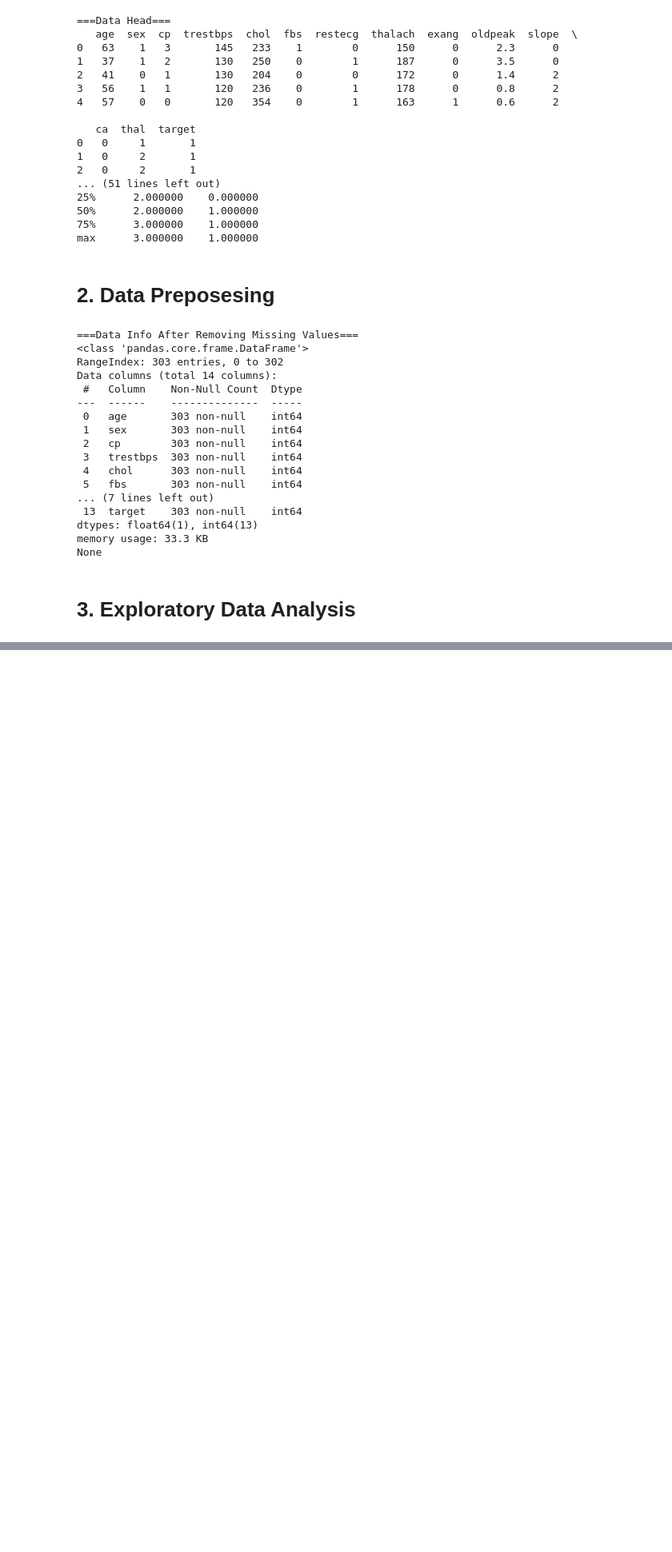
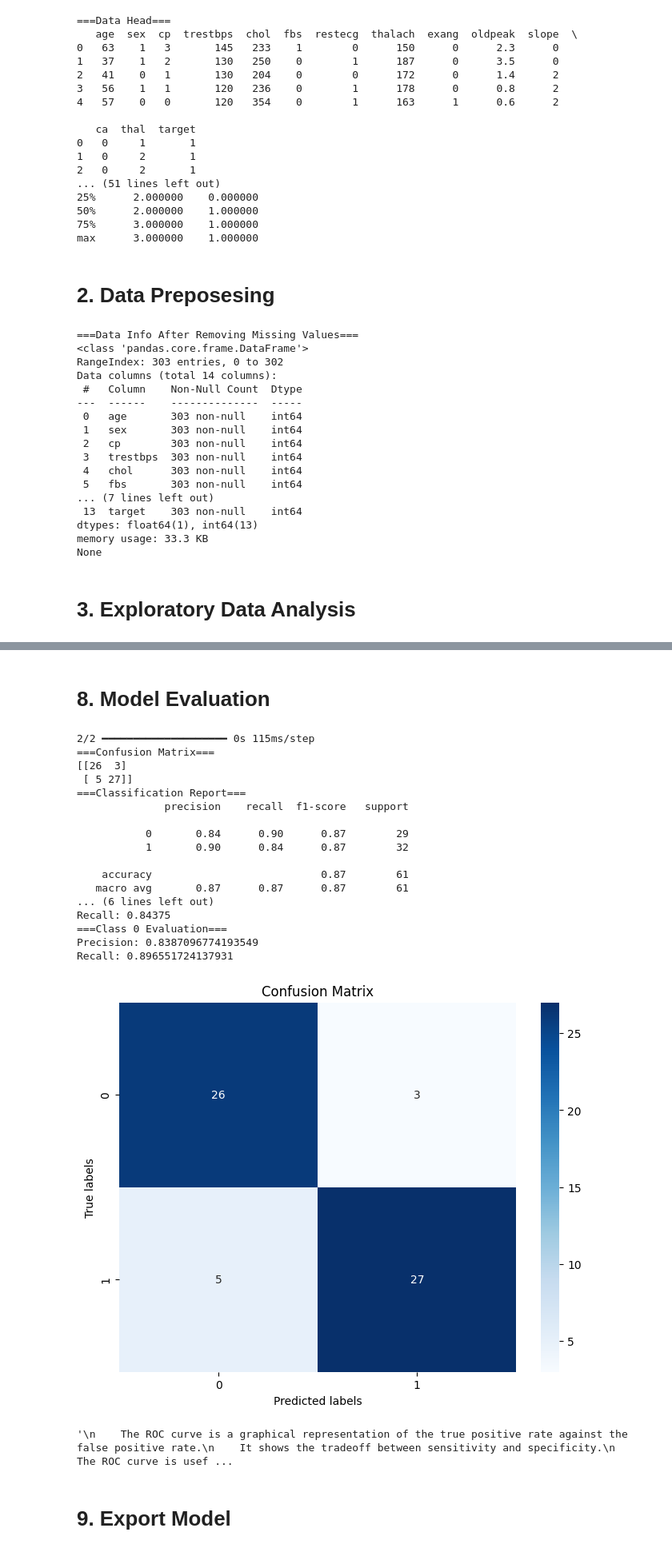
Before and after one commit to Alvi399/Heart-Disease-Classification, a Jupyter notebook: workspace.ipynb, the cells around one changed output, grey strips where cells are left out. Shown: that part at 80% size. Drawn from its saved outputs; the diff is of its cells as text; code cells hidden in the pictures; blank space fills up the shorter version.

```diff
--- a/workspace.ipynb
+++ b/workspace.ipynb
@@ -82,0 +361,80 @@ plt.show()
+# %% [markdown]
+# 8. Model Evaluation
+# %%
+'''
+    Model evaluation is the process of measuring the performance of a pre-trained model. This is
+    important  to  understand  the  extent  to  which  the  model  can  perform  classification  accurately.
+    Meanwhile, the confusion matrix is a table commonly used to describe model performance by
+    comparing  model  predictions  with  the  actual  labels  on  the  test  dataset.
+'''
+from sklearn.metrics import confusion_matrix, classification_report, accuracy_score
+
+# Predict the test set results
+y_pred = model.predict(X_test)
+y_pred = (y_pred > 0.5)
+
+# Confusion Matrix
+cm = confusion_matrix(y_test, y_pred)
+print("===Confusion Matrix===")
+print(cm)
+
+# Classification Report
+print("===Classification Report===")
+print(classification_report(y_test, y_pred))
+
+# Overall model evaluation
+accuracy = accuracy_score(y_test, y_pred)
+print("===Overall Model Accuracy===")
+print(accuracy)
+
+# Evaluation for class 1
+class_1_precision = cm[1, 1] / (cm[0, 1] + cm[1, 1])
+class_1_recall = cm[1, 1] / (cm[1, 0] + cm[1, 1])
+print("===Class 1 Evaluation===")
+print(f"Precision: {class_1_precision}")
+print(f"Recall: {class_1_recall}")
+
+# Evaluation for class 0
+class_0_precision = cm[0, 0] / (cm[0, 0] + cm[1, 0])
+class_0_recall = cm[0, 0] / (cm[0, 0] + cm[0, 1])
+print("===Class 0 Evaluation===")
+print(f"Precision: {class_0_precision}")
+print(f"Recall: {class_0_recall}")
+
+#using matplotlib to visualize the confusion matrix
+plt.figure(figsize=(8, 6))
+sns.heatmap(cm, annot=True, fmt='d', cmap='Blues')
+plt.xlabel('Predicted labels')
+plt.ylabel('True labels')
+plt.title('Confusion Matrix')
+plt.show()
+
+
+
+'''
+    The ROC curve is a graphical representation of the true positive rate against the false positive rate.
+    It shows the tradeoff between sensitivity and specificity.
+    The ROC curve is useful because it shows, at a glance, the performance of a classification model.
+'''
+# %% [output]
+2/2 ━━━━━━━━━━━━━━━━━━━━ 0s 115ms/step
+===Confusion Matrix===
+[[26  3]
+ [ 5 27]]
+===Classification Report===
+              precision    recall  f1-score   support
+
+           0       0.84      0.90      0.87        29
+           1       0.90      0.84      0.87        32
+
+    accuracy                           0.87        61
+   macro avg       0.87      0.87      0.87        61
+... (6 lines left out)
+Recall: 0.84375
+===Class 0 Evaluation===
+Precision: 0.8387096774193549
+Recall: 0.896551724137931
+[figure, added]
+'\n    The ROC curve is a graphical representation of the true positive rate against the false positive rate.\n    It shows the tradeoff between sensitivity and specificity.\n    The ROC curve is usef ...
+# %% [markdown]
+# 9. Export Model
```
Also changed, not shown: parts of 11 cells of this notebook, 3 other files.
